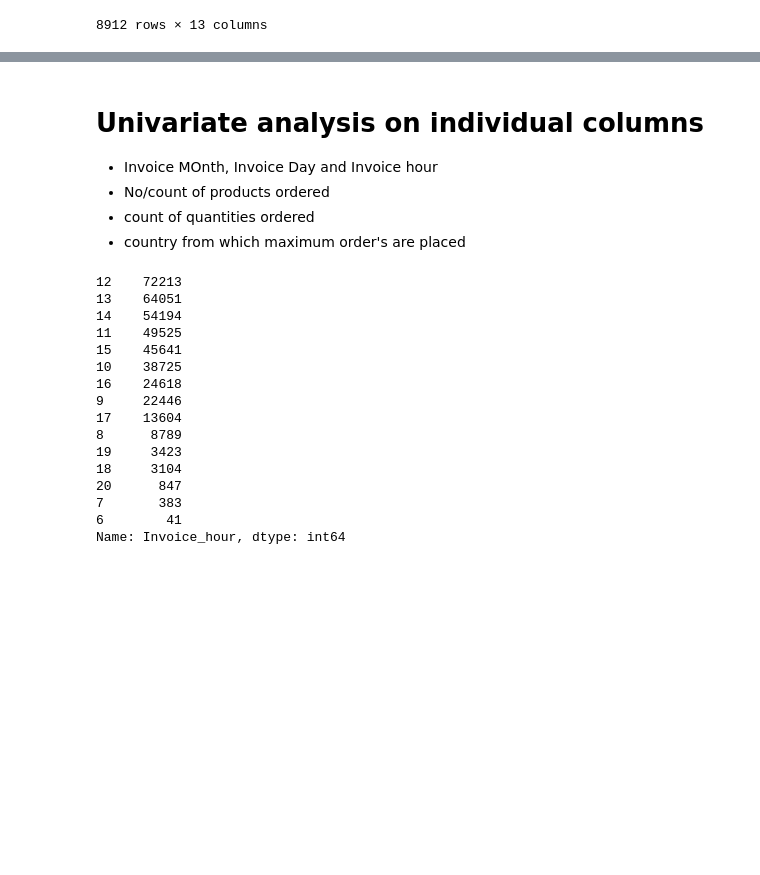
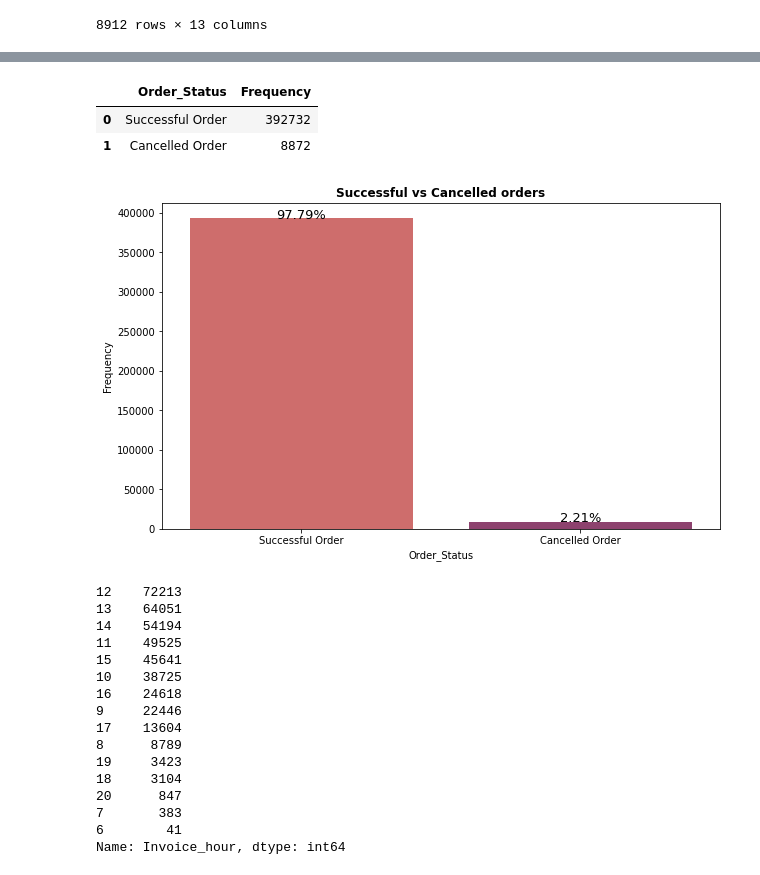
Before and after one commit to abhi-shub/Online-Retail-Customer-Segmentation, a Jupyter notebook: Online_Retail_Customer_Segmentation_Capstone_Project.ipynb, the cells around one changed output, grey strips where cells are left out. Drawn from its saved outputs; the diff is of its cells as text; code cells hidden in the pictures; blank space fills up the shorter version.

```diff
--- a/Online_Retail_Customer_Segmentation_Capstone_Project.ipynb
+++ b/Online_Retail_Customer_Segmentation_Capstone_Project.ipynb
@@ -263,4 +264,21 @@ retail_df[retail_df['total_amount']<=0]
 | 541716 | C581569 | 84978 | HANGING HEART JAR T-LIGHT HOLDER | -1 | 2011-12-09 11:58:00 | 1.25 | 17315.0 | United Kingdom | ... |
 | 541717 | C581569 | 20979 | 36 PENCILS TUBE RED RETROSPOT | -5 | 2011-12-09 11:58:00 | 1.25 | 17315.0 | United Kingdom | ... |
 8912 rows × 13 columns
+# %%
+def order_status(data):
+  '''
+  This function will identify the executed and cancelled orders made by customers,
+  those whom order is successfully executed, tagged as Successfull Orders
+  those who cancel their orders, tag them with Cancelled Orders
+  '''
+  if(data < 0):
+    return 'Cancelled Order'
+  else:
+    return 'Successful Order'
+  return data
+# %%
+retail_dup_data = retail_df.copy()
+# %%
+# applying business insight function on Total_Amount
+retail_dup_data['Order_Status'] = retail_dup_data['total_amount'].apply(order_status)
 # %%
@@ -272,13 +290,25 @@ retail_df.head()
 | 2 | 536365 | 84406B | CREAM CUPID HEARTS COAT HANGER | 8 | 2010-12-01 08:26:00 | 2.75 | 17850.0 | United Kingdom | ... |
 | 3 | 536365 | 84029G | KNITTED UNION FLAG HOT WATER BOTTLE | 6 | 2010-12-01 08:26:00 | 3.39 | 17850.0 | United Kingdom | ... |
 | 4 | 536365 | 84029E | RED WOOLLY HOTTIE WHITE HEART. | 6 | 2010-12-01 08:26:00 | 3.39 | 17850.0 | United Kingdom | ... |
-# %% [markdown]
-# Univariate analysis on individual columns
-
-- Invoice MOnth, Invoice Day and Invoice hour
-- No/count of products ordered
-- count of quantities ordered
-- country from which maximum order's are placed
+# %%
+Order_Status= retail_dup_data['Order_Status'].value_counts().reset_index()
+Order_Status.rename(columns= {'index': 'Order_Status', 'Order_Status': 'Frequency'}, inplace= True)
+Order_Status
+# %% [output]
+|  | Order_Status | Frequency |
+| 0 | Successful Order | 392732 |
+| 1 | Cancelled Order | 8872 |
+# %%
+#Visualizing Status of the orders placed by customer
+fig, ax = plt.subplots(figsize = (10,6))
+splot= sns.barplot(x= 'Order_Status', y= 'Frequency', data= Order_Status, palette= 'flare')
+ax.set_title('Successful vs Cancelled orders', weight= 'bold')
+
+for p in splot.patches:
+    height = p.get_height()
+    splot.text(p.get_x()+p.get_width()/2, height+100, '{:1.2f}''%'.format(height/retail_dup_data.shape[0]*100),ha = "center", SIZE = 13)
+# %% [output]
+[figure, added]
 # %%
 # Count of unique values in hour column
 retail_df.Invoice_hour.value_counts()
```
Also changed, not shown: parts of 37 cells of this notebook.
